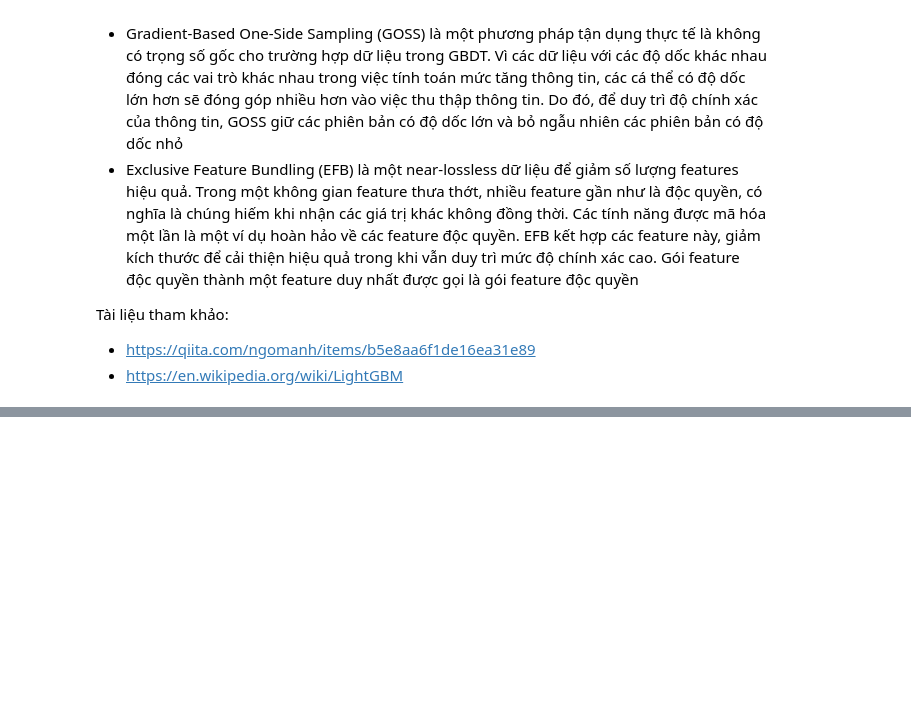
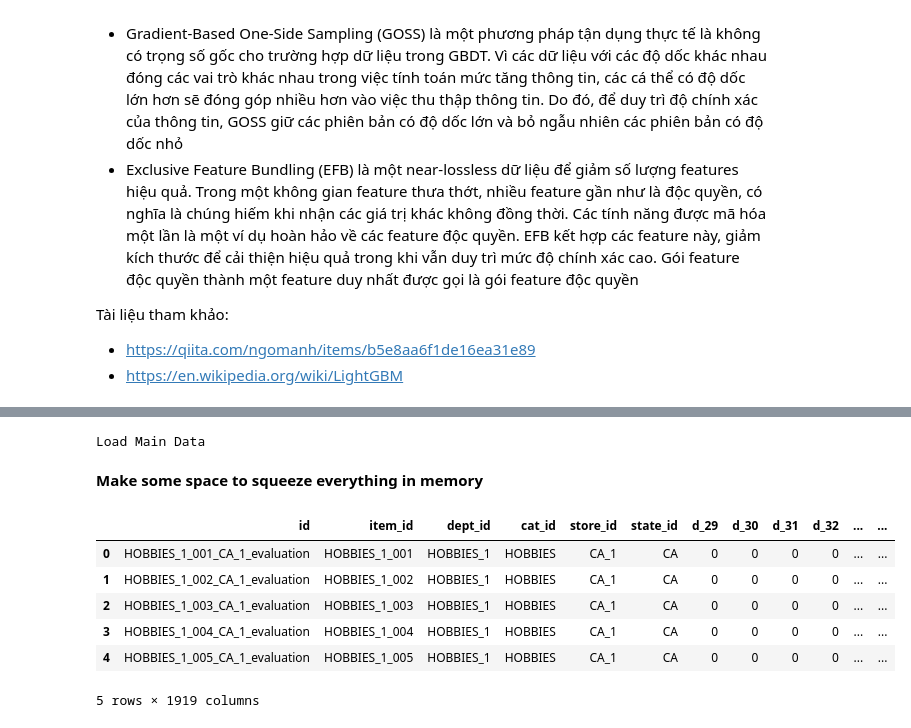
Before and after one commit to DoLienKhoa/KHDLUD, a Jupyter notebook: KHDLUD_Report.ipynb, the cells around one changed output, grey strips where cells are left out. Saved outputs shown, nothing was run; the diff lists cells and outputs as text; code cells hidden in the pictures; blank space fills up the shorter version.

```diff
--- a/KHDLUD_Report.ipynb
+++ b/KHDLUD_Report.ipynb
@@ -101,0 +225,27 @@ Tài liệu tham khảo:
+# %%
+########################### Load Data
+#################################################################################
+print('Load Main Data')
+
+# Here are reafing all our data
+# without any limitations and dtype modification
+train_df = pd.read_csv('drive/MyDrive/M5-Forecasting-Accuracy-data/sales_train_evaluation.csv')
+prices_df = pd.read_csv('drive/MyDrive/M5-Forecasting-Accuracy-data/sell_prices.csv')
+calendar_df = pd.read_csv('drive/MyDrive/M5-Forecasting-Accuracy-data/calendar.csv')
+# %% [output]
+Load Main Data
+# %% [markdown]
+**Make some space to squeeze everything in memory**
+# %%
+for i in range(1,29):
+    train_df = train_df.drop('d_'+ str(i), axis=1 )
+# %%
+train_df.head()
+# %% [output]
+|  | id | item_id | dept_id | cat_id | store_id | state_id | d_29 | d_30 | d_31 | d_32 | ... | ... |
+| 0 | HOBBIES_1_001_CA_1_evaluation | HOBBIES_1_001 | HOBBIES_1 | HOBBIES | CA_1 | CA | 0 | 0 | 0 | 0 | ... | ... |
+| 1 | HOBBIES_1_002_CA_1_evaluation | HOBBIES_1_002 | HOBBIES_1 | HOBBIES | CA_1 | CA | 0 | 0 | 0 | 0 | ... | ... |
+| 2 | HOBBIES_1_003_CA_1_evaluation | HOBBIES_1_003 | HOBBIES_1 | HOBBIES | CA_1 | CA | 0 | 0 | 0 | 0 | ... | ... |
+| 3 | HOBBIES_1_004_CA_1_evaluation | HOBBIES_1_004 | HOBBIES_1 | HOBBIES | CA_1 | CA | 0 | 0 | 0 | 0 | ... | ... |
+| 4 | HOBBIES_1_005_CA_1_evaluation | HOBBIES_1_005 | HOBBIES_1 | HOBBIES | CA_1 | CA | 0 | 0 | 0 | 0 | ... | ... |
+5 rows × 1919 columns
```
Also changed, not shown: parts of 61 cells of this notebook.
